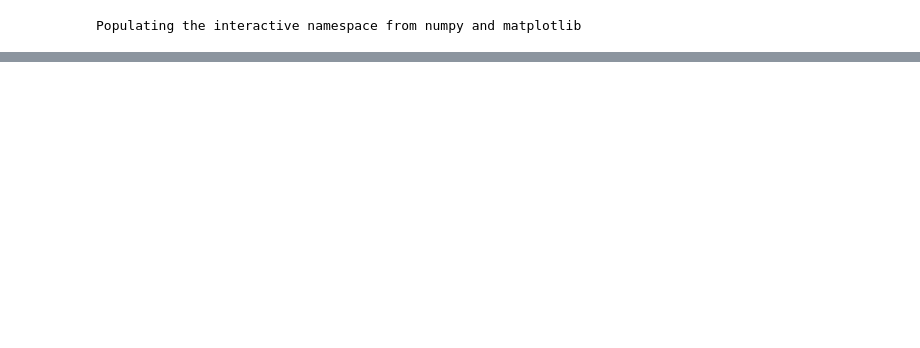
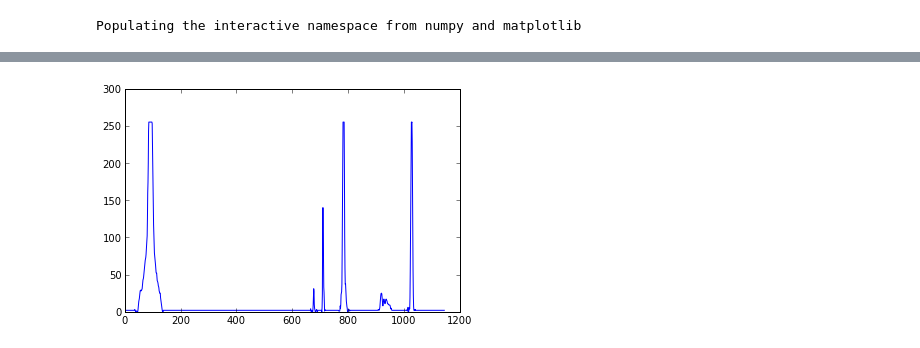
Before and after one commit to mmaa94/Camara-, a Jupyter notebook: HIdrogeno.ipynb, the cells around one changed output, grey strips where cells are left out. Cells and saved outputs as stored; diff of their text form; code cells hidden in the pictures; blank space fills up the shorter version.

```diff
--- a/HIdrogeno.ipynb
+++ b/HIdrogeno.ipynb
@@ -58,0 +64,5 @@ for i in range(len(valor[1])):
+# %%
+!head -n 5 hidrogeno.dat
+datah = np.loadtxt('hidrogeno.dat')
+print type(datah)
+print len(datah)
@@ -58,0 +77,6 @@ for i in range(len(valor[1])):
+# %%
+hid=guardardatos(datah)
+
+for i in range(len(hid[1])):
+
+    print hid[1][i]
@@ -58,0 +101,5 @@ for i in range(len(valor[1])):
+# %%
+plot (hid[0],hid[1])
+savefig("Hidrogeno-h.jpg")
+# %% [output]
+[figure, added]
```
Also changed, not shown: parts of 11 cells of this notebook, 2 other files.
